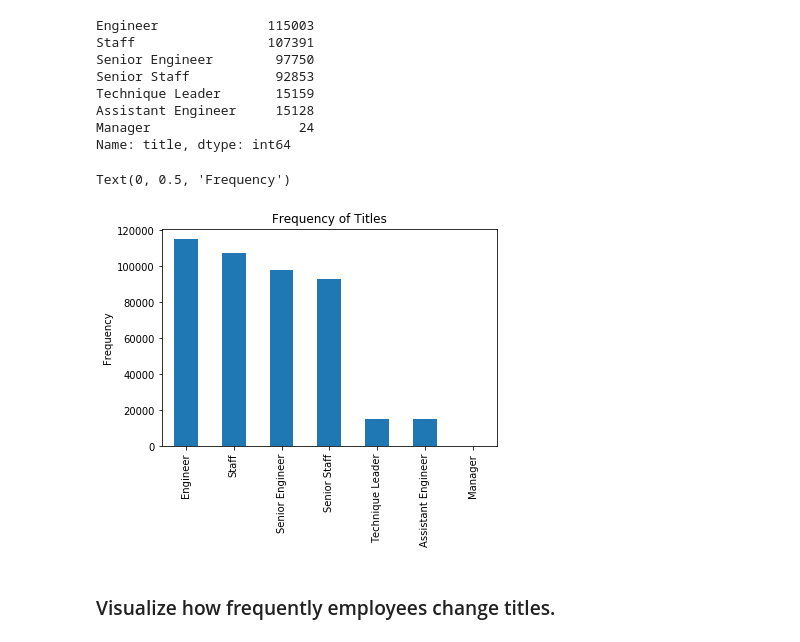
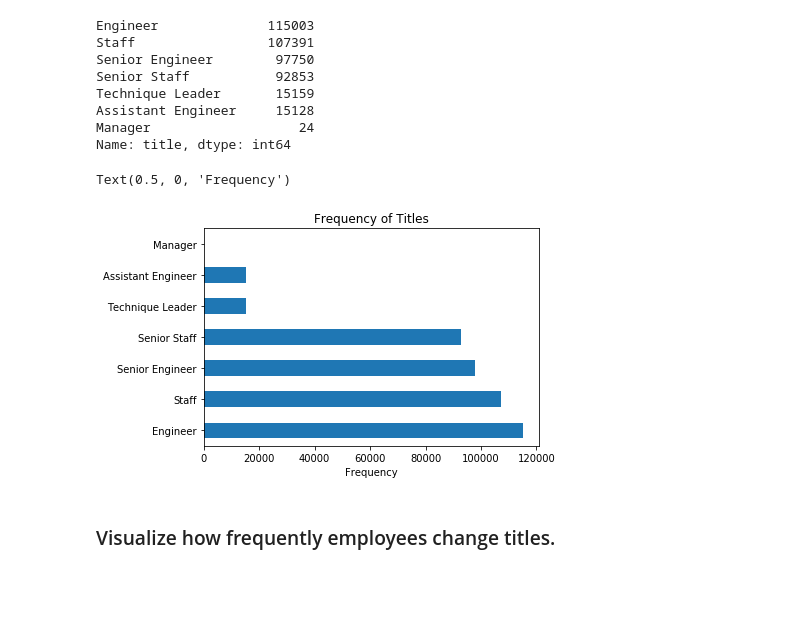
Before and after one commit to RyanMcCall/python-exercises, a Jupyter notebook: 4.8.4.4_advanced_dataframes.ipynb, the cells around one changed output. Drawn from its saved outputs; the diff is of its cells as text; code cells hidden in the pictures; blank space fills up the shorter version.

```diff
--- a/4.8.4.4_advanced_dataframes.ipynb
+++ b/4.8.4.4_advanced_dataframes.ipynb
@@ -249,12 +253,12 @@ Assistant Engineer     15128
 Manager                   24
 Name: title, dtype: int64
 # %%
-emp_w_title.title.value_counts().plot.bar()
+emp_w_title.title.value_counts().plot.barh()
 plt.title("Frequency of Titles")
-plt.ylabel("Frequency")
+plt.xlabel("Frequency")
 # %% [output]
-Text(0, 0.5, 'Frequency')
+Text(0.5, 0, 'Frequency')
-[figure, old version]
+[figure, new version]
 # %% [markdown]
 ### Visualize how frequently employees change titles.
 # %%
```
Also changed, not shown: parts of 1 cell of this notebook.
